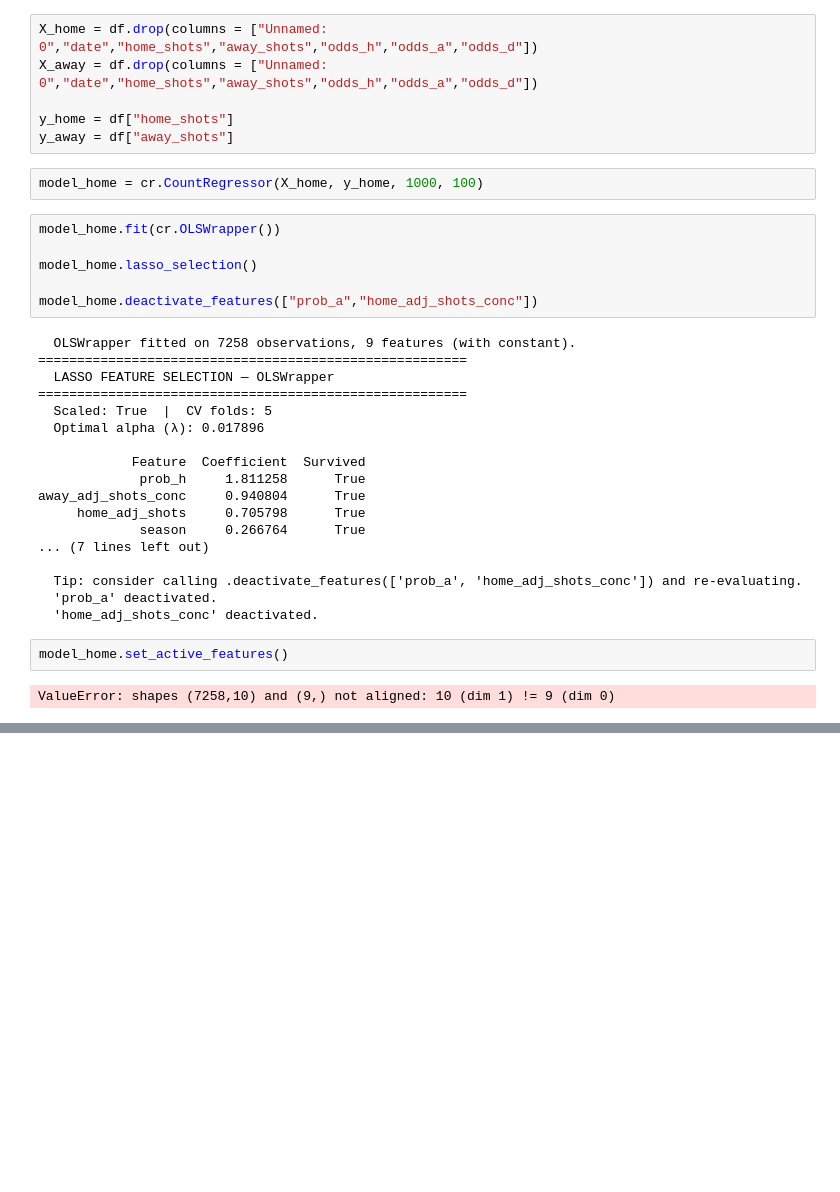
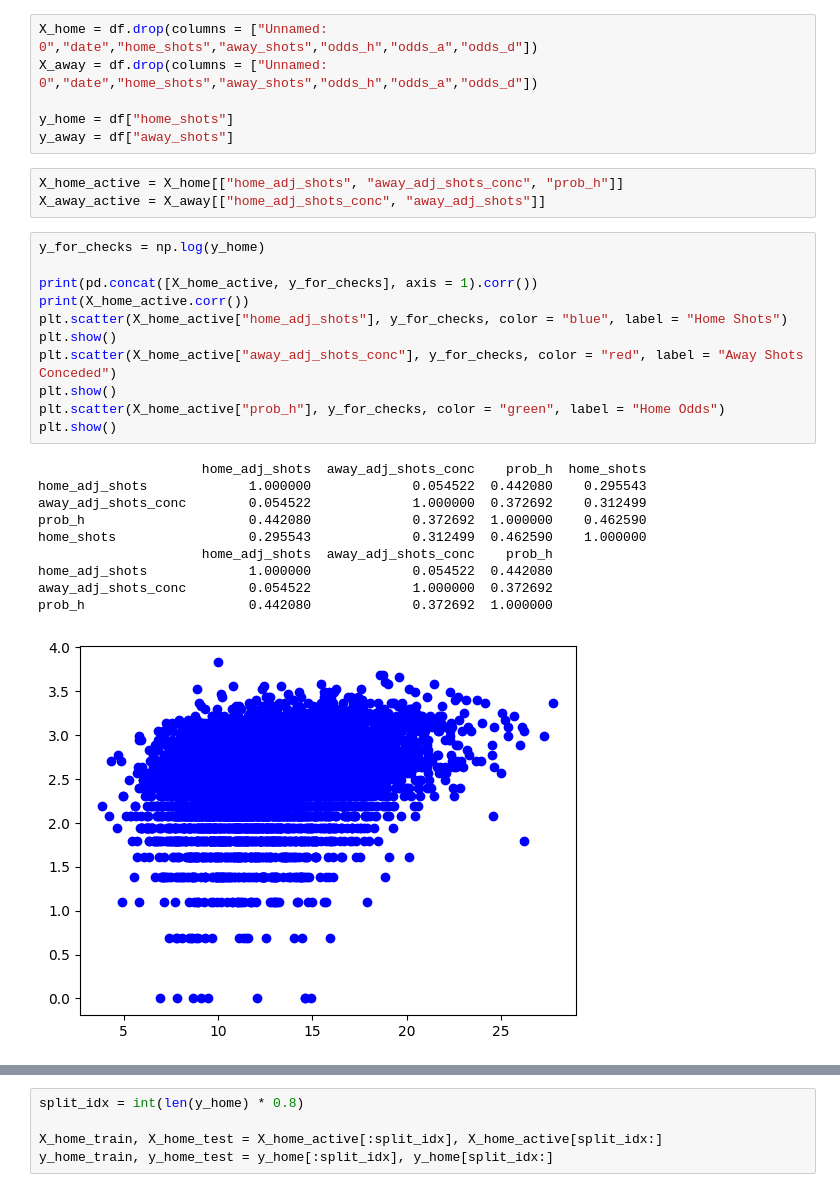
Before and after one commit to aaraval007-wq/shots-odds, a Jupyter notebook: Model_total_shots_final.ipynb, the cells around one changed output, grey strips where cells are left out. Cells and saved outputs as stored; diff of their text form; blank space fills up the shorter version.

```diff
--- a/Model_total_shots_final.ipynb
+++ b/Model_total_shots_final.ipynb
@@ -9,33 +13,28 @@ X_away = df.drop(columns = ["Unnamed: 0","date","home_shots","away_shots","odds_
 
 y_home = df["home_shots"]
 y_away = df["away_shots"]
-# %%
-model_home = cr.CountRegressor(X_home, y_home, 1000, 100)
-# %%
-model_home.fit(cr.OLSWrapper())
-
-model_home.lasso_selection()
-
-model_home.deactivate_features(["prob_a","home_adj_shots_conc"])
-# %% [output]
-  OLSWrapper fitted on 7258 observations, 9 features (with constant).
-=======================================================
-  LASSO FEATURE SELECTION — OLSWrapper
-=======================================================
-  Scaled: True  |  CV folds: 5
-  Optimal alpha (λ): 0.017896
-
-            Feature  Coefficient  Survived
-             prob_h     1.811258      True
-away_adj_shots_conc     0.940804      True
-     home_adj_shots     0.705798      True
-             season     0.266764      True
-... (7 lines left out)
-
-  Tip: consider calling .deactivate_features(['prob_a', 'home_adj_shots_conc']) and re-evaluating.
-  'prob_a' deactivated.
-  'home_adj_shots_conc' deactivated.
-# %%
-model_home.set_active_features()
-# %% [output]
-ValueError: shapes (7258,10) and (9,) not aligned: 10 (dim 1) != 9 (dim 0)
+# %%
+X_home_active = X_home[["home_adj_shots", "away_adj_shots_conc", "prob_h"]]
+X_away_active = X_away[["home_adj_shots_conc", "away_adj_shots"]]
+# %%
+y_for_checks = np.log(y_home)
+
+print(pd.concat([X_home_active, y_for_checks], axis = 1).corr())
+print(X_home_active.corr())
+plt.scatter(X_home_active["home_adj_shots"], y_for_checks, color = "blue", label = "Home Shots")
+plt.show()
+plt.scatter(X_home_active["away_adj_shots_conc"], y_for_checks, color = "red", label = "Away Shots Conceded")
+plt.show()
+plt.scatter(X_home_active["prob_h"], y_for_checks, color = "green", label = "Home Odds")
+plt.show()
+# %% [output]
+                     home_adj_shots  away_adj_shots_conc    prob_h  home_shots
+home_adj_shots             1.000000             0.054522  0.442080    0.295543
+away_adj_shots_conc        0.054522             1.000000  0.372692    0.312499
+prob_h                     0.442080             0.372692  1.000000    0.462590
+home_shots                 0.295543             0.312499  0.462590    1.000000
+                     home_adj_shots  away_adj_shots_conc    prob_h
+home_adj_shots             1.000000             0.054522  0.442080
+away_adj_shots_conc        0.054522             1.000000  0.372692
+prob_h                     0.442080             0.372692  1.000000
+[figure, added]
@@ -41,0 +43,5 @@ ValueError: shapes (7258,10) and (9,) not aligned: 10 (dim 1) != 9 (dim 0)
+# %%
+split_idx = int(len(y_home) * 0.8)
+
+X_home_train, X_home_test = X_home_active[:split_idx], X_home_active[split_idx:]
+y_home_train, y_home_test = y_home[:split_idx], y_home[split_idx:]
```
Also changed, not shown: parts of 9 cells of this notebook.
